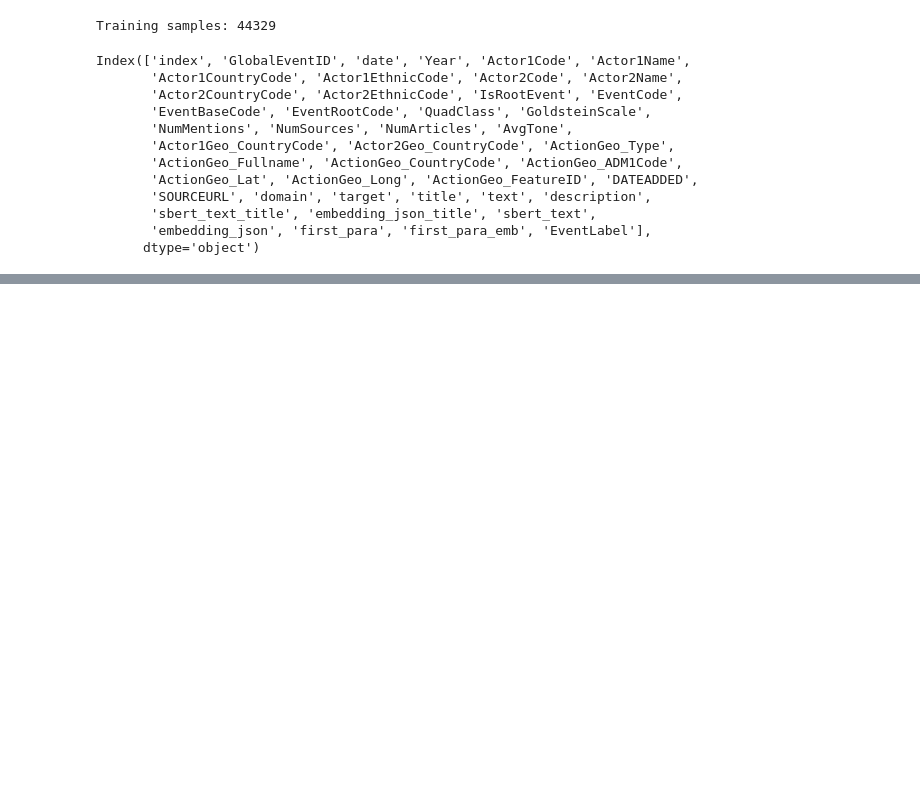
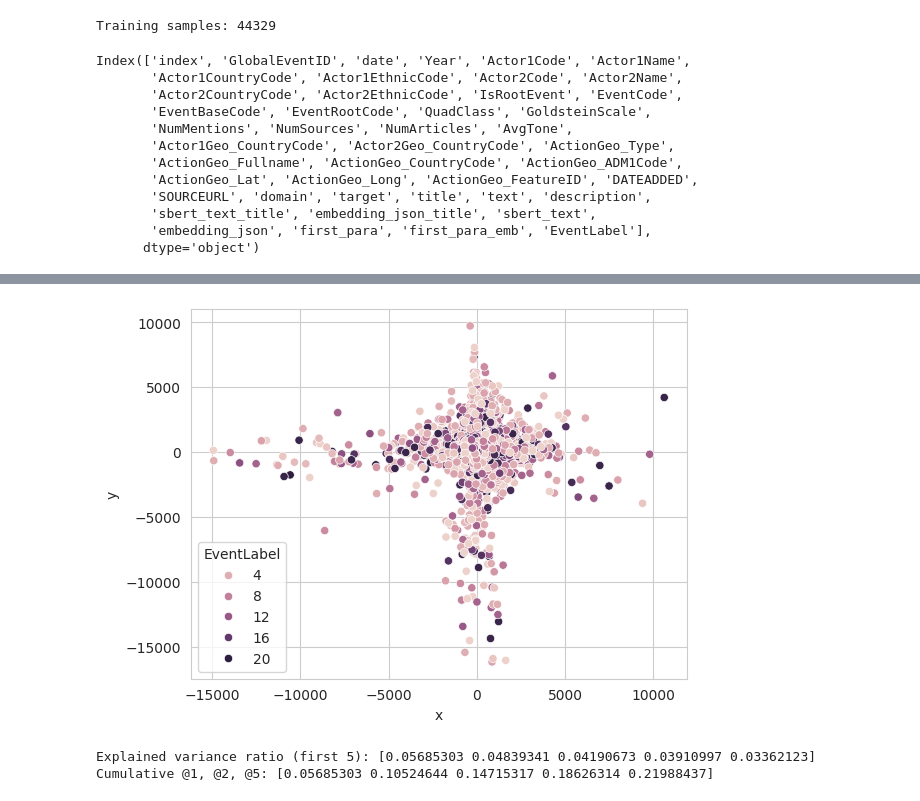
Before and after one commit to elugos/HSMS_LUGOS, a Jupyter notebook: embedding/train_embedding.ipynb, the cells around one changed output, grey strips where cells are left out. Drawn from its saved outputs; the diff is of its cells as text; code cells hidden in the pictures; blank space fills up the shorter version.

```diff
--- a/embedding/train_embedding.ipynb
+++ b/embedding/train_embedding.ipynb
@@ -235,3 +273,32 @@ print(test_stats_learned_35000)
+# %%
+from sklearn.decomposition import PCA
+
+x_train_2d = PCA(n_components=2).fit_transform(x_train)
+# %%
+import matplotlib.pyplot as plt
+import seaborn as sns
+
+event_labels = df_train_sample['EventLabel']
+plot_data = {
+    "x": x_train_2d[:,0],
+    "y": x_train_2d[:,1],
+    "EventLabel": df_train_sample["EventLabel"]
+}
+sns.scatterplot(data=plot_data, x='x', y='y', hue='EventLabel');
+# %% [output]
+[figure, added]
+# %%
+from sklearn.decomposition import PCA
+
+pca_train = PCA().fit(x_train)
+
+print("Explained variance ratio (first 5):", pca_train.explained_variance_ratio_[:5])
+print("Cumulative @1, @2, @5:", np.cumsum(pca_train.explained_variance_ratio_)[:5])
+
+# PCA shows that there is no highly dominant component (~5% explained variance for the top PC)
+# %% [output]
+Explained variance ratio (first 5): [0.05685303 0.04839341 0.04190673 0.03910997 0.03362123]
+Cumulative @1, @2, @5: [0.05685303 0.10524644 0.14715317 0.18626314 0.21988437]
 # %%
 #np.savetxt('sbert_same_euc_64_1.csv', sbert_same_dist, delimiter=',')
 #np.savetxt('sbert_opp_euc_64_1.csv', sbert_opp_dist, delimiter=',')
```
Also changed, not shown: parts of 17 cells of this notebook.
